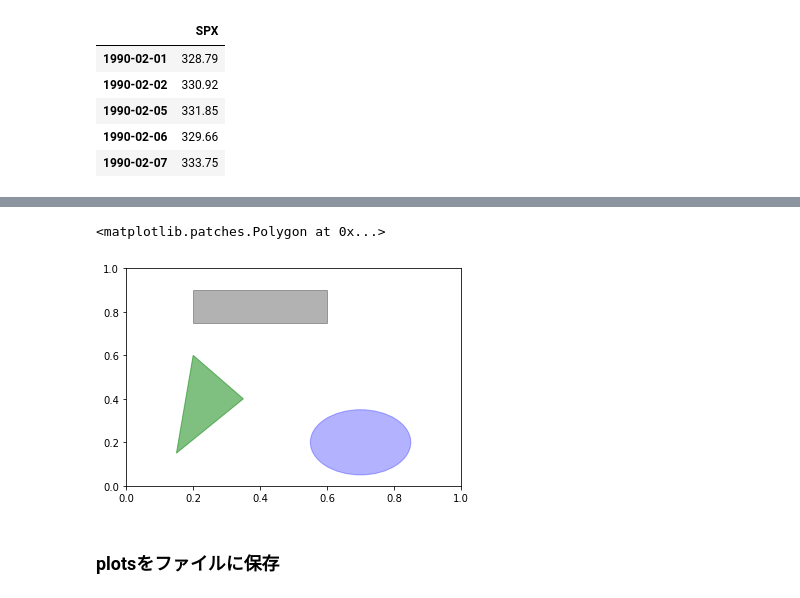
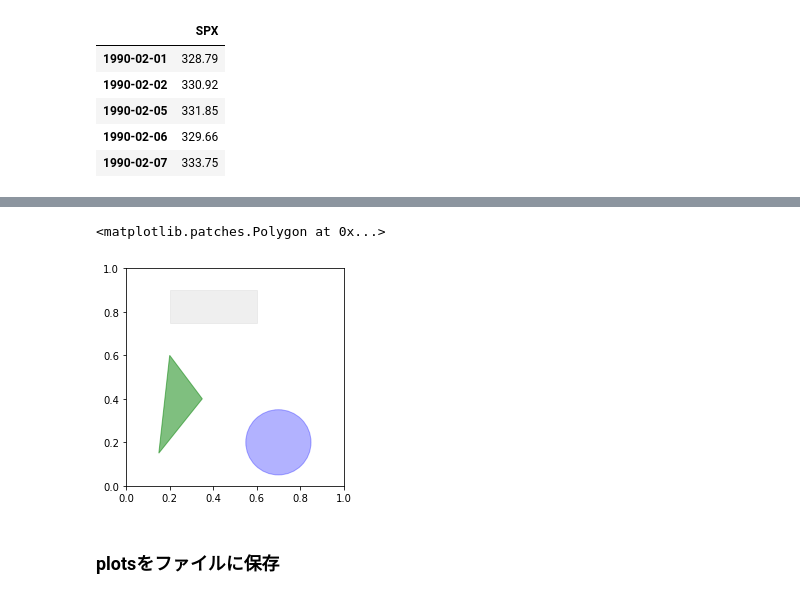
Before and after one commit to miyamotok0105/pydata-book, a Jupyter notebook: ch08-J.ipynb, the cells around one changed output, grey strips where cells are left out. Drawn from its saved outputs; the diff is of its cells as text; code cells hidden in the pictures.

```diff
--- a/ch08-J.ipynb
+++ b/ch08-J.ipynb
@@ -391,18 +445,19 @@ ax.set_title('Important dates in 2008-2009 financial crisis')
 # %%
 fig = plt.figure()
 ax = fig.add_subplot(1, 1, 1)
+ax.set_aspect("equal") #アスペクト比を合わせる
 
-rect = plt.Rectangle((0.2, 0.75), 0.4, 0.15, color='k', alpha=0.3)
+rect = plt.Rectangle((0.2, 0.75), 0.4, 0.15, color='#CCCCCC', alpha=0.3)
 circ = plt.Circle((0.7, 0.2), 0.15, color='b', alpha=0.3)
 pgon = plt.Polygon([[0.15, 0.15], [0.35, 0.4], [0.2, 0.6]],
                    color='g', alpha=0.5) #ポリゴン
 
 ax.add_patch(rect)
 ax.add_patch(circ)
 ax.add_patch(pgon)
 # %% [output]
 <matplotlib.patches.Polygon at 0x...>
-[figure, old version]
+[figure, new version]
 # %% [markdown]
 ### plotsをファイルに保存
 # %%
```
Also changed, not shown: parts of 48 cells of this notebook, 1 other file.
